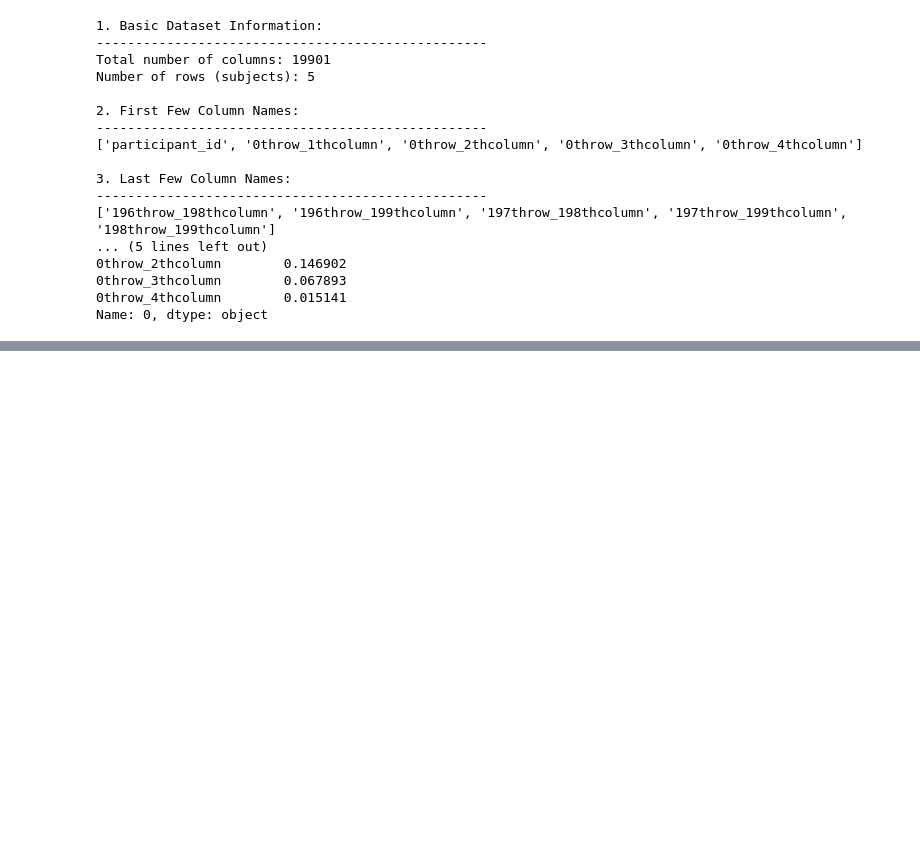
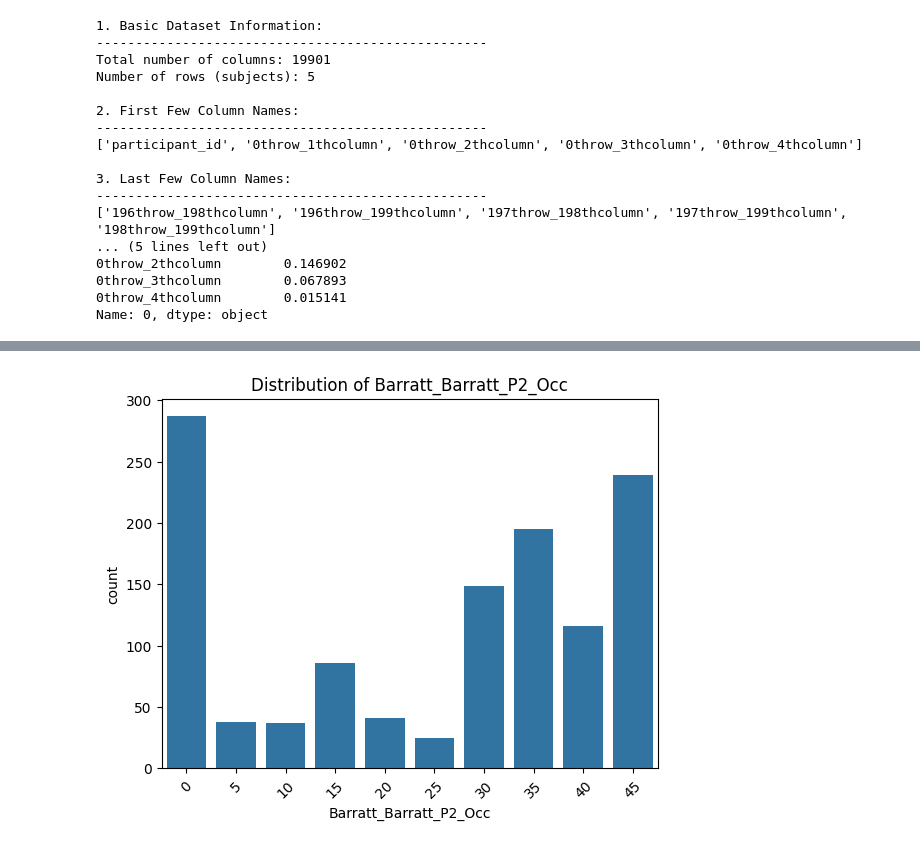
Before and after one commit to winitei/BayBrain, a Jupyter notebook: data_exploration.ipynb, the cells around one changed output, grey strips where cells are left out. Saved outputs shown, nothing was run; the diff lists cells and outputs as text; code cells hidden in the pictures; blank space fills up the shorter version.

```diff
--- a/data_exploration.ipynb
+++ b/data_exploration.ipynb
@@ -83,0 +151,7 @@ Name: 0, dtype: object
+# %%
+# categorical variable train dataframe
+import pandas as pd
+
+file_path_trainC = '/Users/winniecheng/Desktop/Bay Brain/widsdatathon2025/train/train_categorical_metadata.xlsx'
+train_cat = pd.read_excel(file_path_trainC)
+train_cat.head()
@@ -83,0 +289,7 @@ Name: 0, dtype: object
+# %%
+sns.countplot(x='Barratt_Barratt_P2_Occ', data=train_cat[['Barratt_Barratt_P2_Occ']])
+plt.title(f"Distribution of Barratt_Barratt_P2_Occ")
+plt.xticks(rotation=45)
+plt.show()
+# %% [output]
+[figure, added]
```
Also changed, not shown: parts of 18 cells of this notebook.
